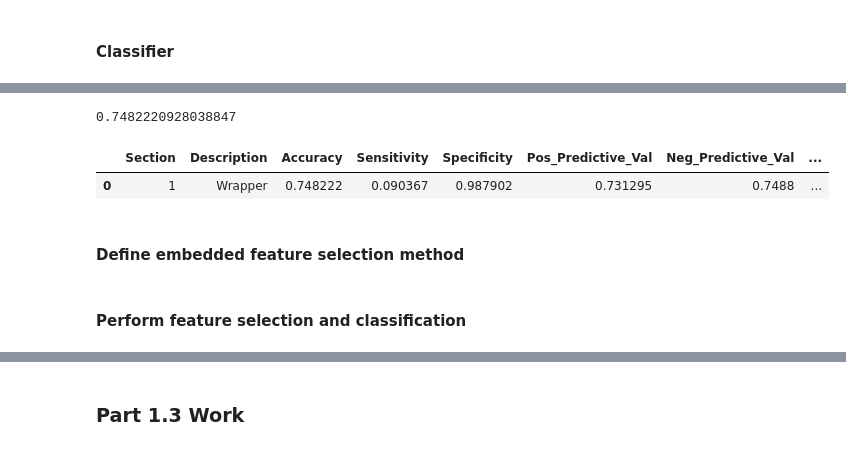
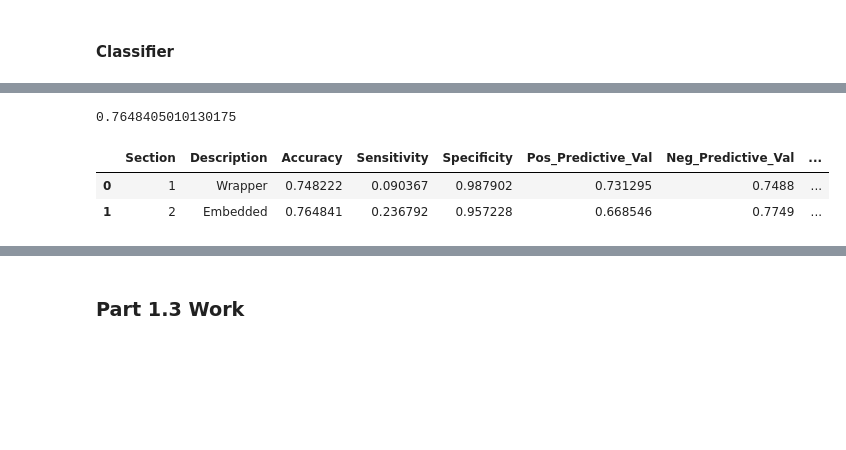
Before and after one commit to ryanquinnnelson/CMU-02718-HW3, a Jupyter notebook: HW_3_ryann.ipynb, the cells around one changed output, grey strips where cells are left out. Cells and saved outputs as stored; diff of their text form; code cells hidden in the pictures; blank space fills up the shorter version.

```diff
--- a/HW_3_ryann.ipynb
+++ b/HW_3_ryann.ipynb
@@ -413,7 +395,7 @@ def run_classifier_with_cross_validation_1_2(X,y,k):
     return clf.score(X, y)
 
 
-def run_ridge_classifier(X,y):
+def train_ridge_classifier(X,y):
     clf = RidgeClassifier().fit(X, y)
     return clf.fit(X,y)
 # %% [markdown]
@@ -466,5 +448,5 @@ Wall time: 1.29 s
 %%time
 
 # run classifier on full dataset to capture metrics
-clf_1_1 = train_random_forest_classifier(X_1_1_select,y_1_1)
+clf_1_2 = train_ridge_classifier(X_1_2_select,y_1_2)
 # %% [output]
@@ -473,11 +455,10 @@ Wall time: 1.65 s
 # %%
 # capture metrics for later use
-y_score_1_1 = y_score_from_predict_proba(clf_1_1,X_1_1_select)
-df_results = add_metrics_to_table(df_results,1,"Wrapper",clf_1_1,X_1_1_select,y_1_1,y_score_1_1)
+y_score_1_2 = y_score_from_decision_function(clf_1_2,X_1_2_select)
+df_results = add_metrics_to_table(df_results,2,"Embedded",clf_1_2,X_1_2_select,y_1_2,y_score_1_2)
 df_results
 # %% [output]
-0.7482220928038847
+0.7648405010130175
 |  | Section | Description | Accuracy | Sensitivity | Specificity | Pos_Predictive_Val | Neg_Predictive_Val | ... |
 | 0 | 1 | Wrapper | 0.748222 | 0.090367 | 0.987902 | 0.731295 | 0.7488 | ... |
+| 1 | 2 | Embedded | 0.764841 | 0.236792 | 0.957228 | 0.668546 | 0.7749 | ... |
-# %% [markdown]
-#### Define embedded feature selection method
@@ -493,2 +464,0 @@ def perform_feature_selection_embedded(X,y):
-# %% [markdown]
-#### Perform feature selection and classification
```
Also changed, not shown: parts of 119 cells of this notebook.
